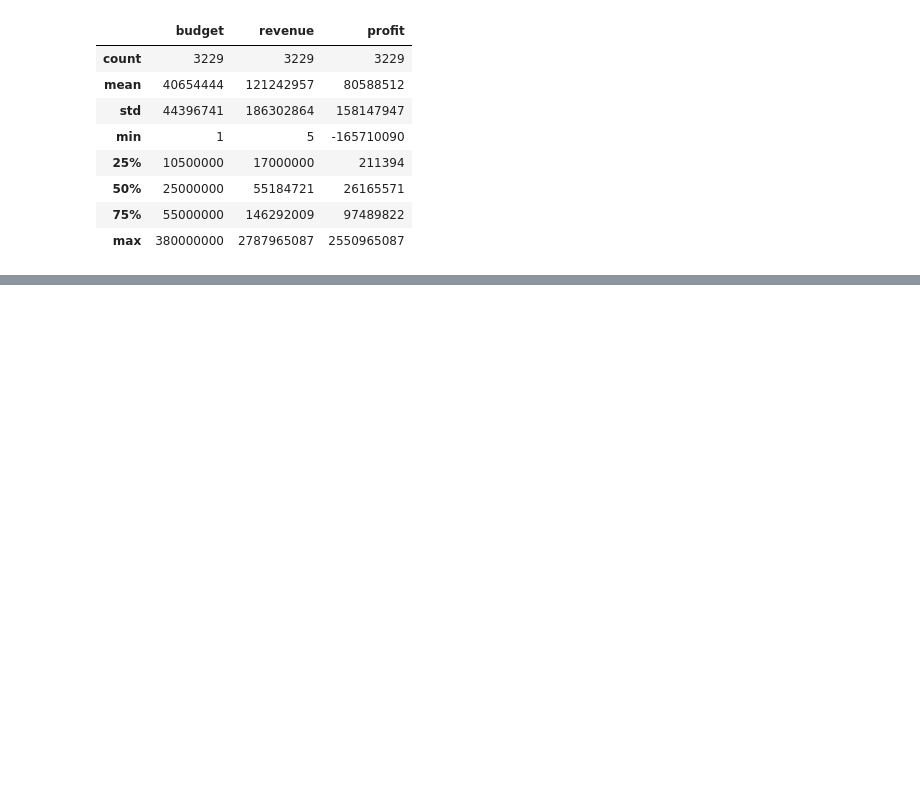
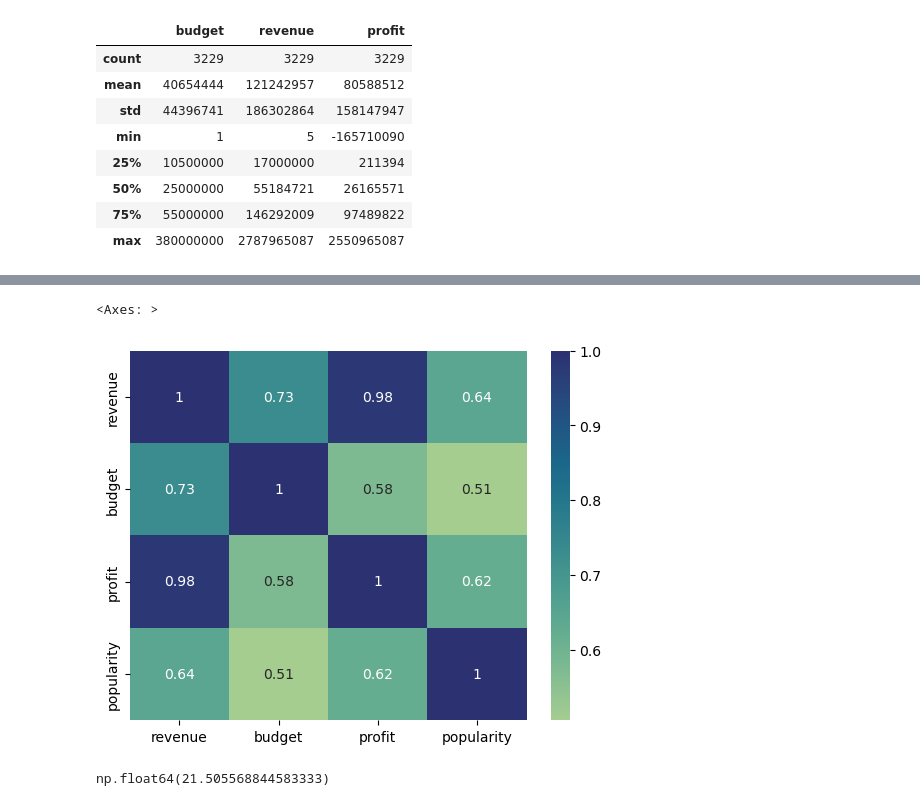
Before and after one commit to bielmc11/IMDB-MOVIES-ANALYSIS, a Jupyter notebook: movies_analysis.ipynb, the cells around one changed output, grey strips where cells are left out. Cells and saved outputs as stored; diff of their text form; code cells hidden in the pictures; blank space fills up the shorter version.

```diff
--- a/movies_analysis.ipynb
+++ b/movies_analysis.ipynb
@@ -259,0 +253,12 @@ plt.show()
+# %%
+a = df[['revenue', 'budget', 'profit', 'popularity']].corr()
+
+sns.heatmap(a, annot=True, cmap='crest')
+# %% [output]
+<Axes: >
+[figure, added]
+# %%
+worthiest = df.sort_values(by='profit', ascending=False)
+worthiest['popularity'].mean()
+# %% [output]
+np.float64(21.505568844583333)
```
Also changed, not shown: parts of 9 cells of this notebook.
